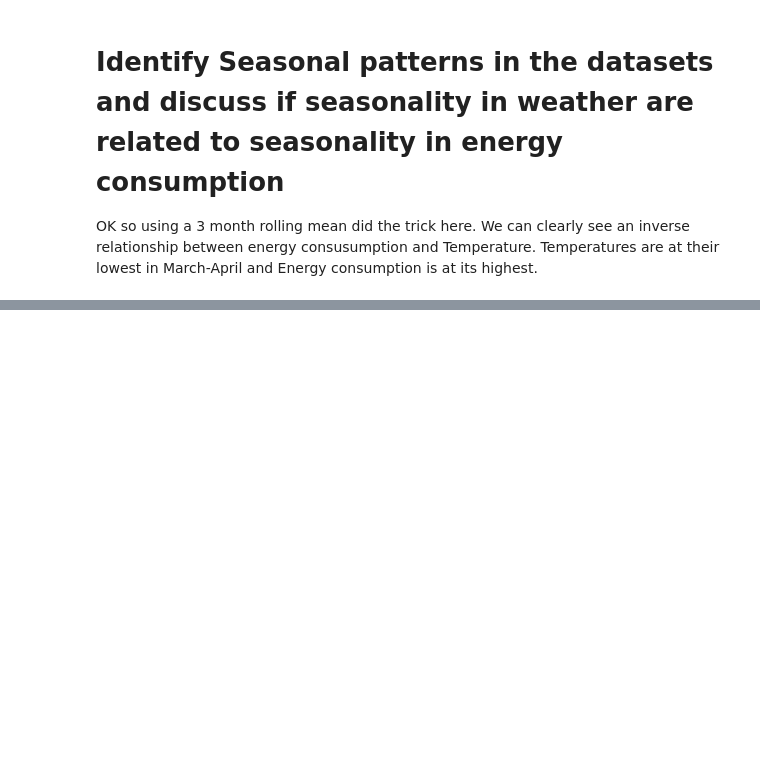
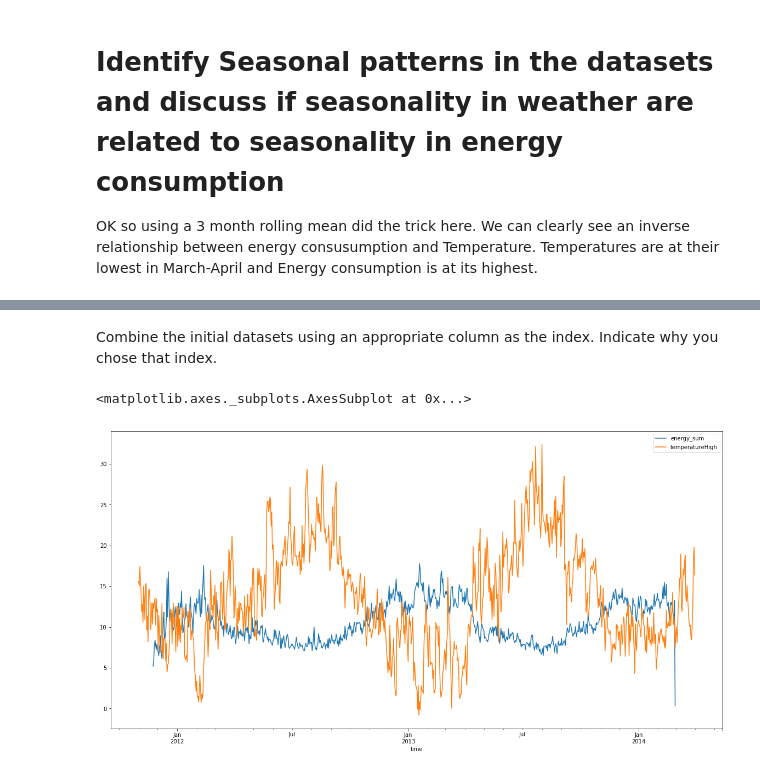
Before and after one commit to gregory1506/COMP6940, a Jupyter notebook: 03717357_Gregory_A5/03717357_COMP6940_A5.ipynb, the cells around one changed output, grey strips where cells are left out. Saved outputs shown, nothing was run; the diff lists cells and outputs as text; code cells hidden in the pictures; blank space fills up the shorter version.

```diff
--- a/03717357_Gregory_A5/03717357_COMP6940_A5.ipynb
+++ b/03717357_Gregory_A5/03717357_COMP6940_A5.ipynb
@@ -132,0 +207,10 @@ OK so using a 3 month rolling mean did the trick here. We can clearly see an inv
+# %% [markdown]
+Combine the initial datasets using an appropriate column as the index. Indicate why you chose that index.
+# %%
+# combining based on the time index makes the most sense, since we can build one to one relations just using a date to
+# the nearest day
+combined = pd.concat([energy,weather], axis=1)
+combined.plot(figsize=(20,10))
+# %% [output]
+<matplotlib.axes._subplots.AxesSubplot at 0x...>
+[figure, added]
```
Also changed, not shown: parts of 13 cells of this notebook.
